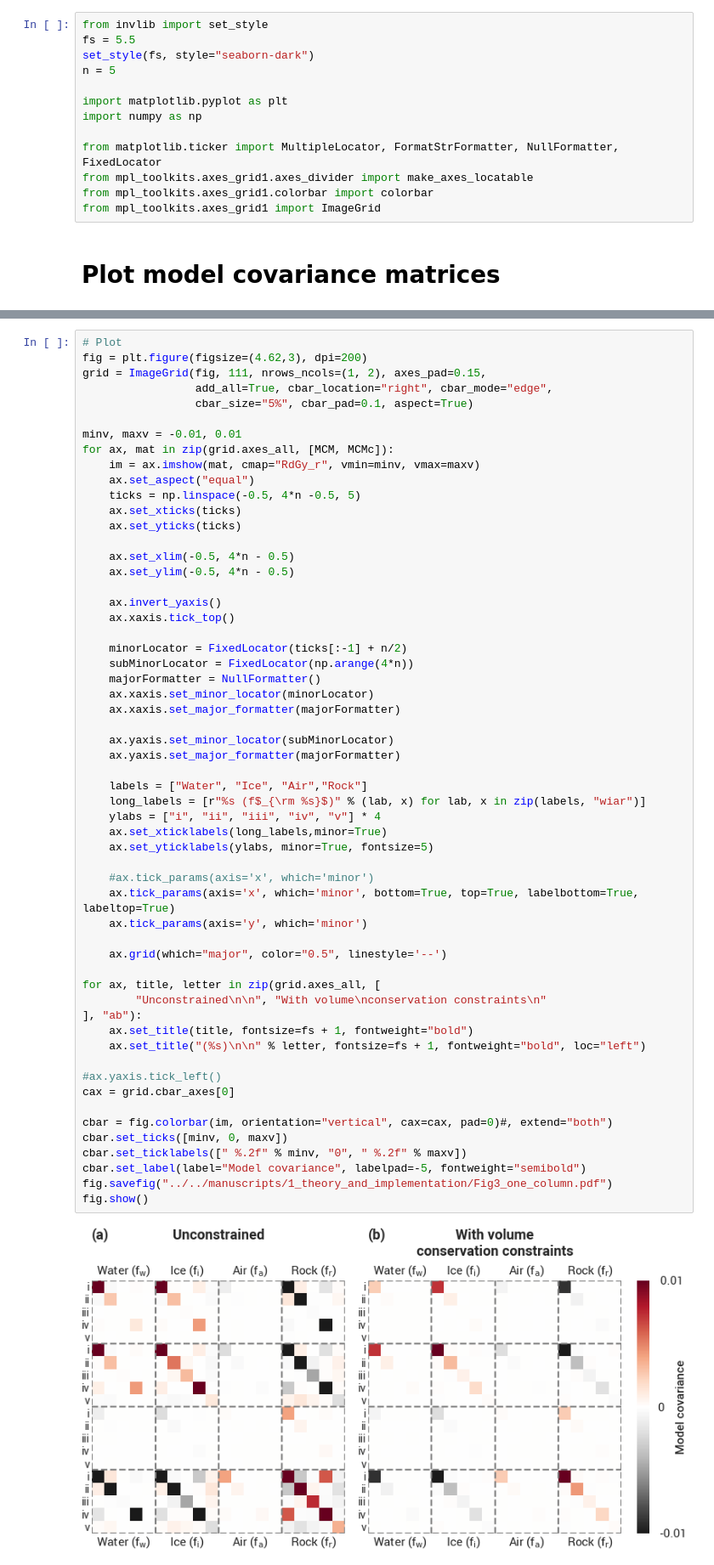
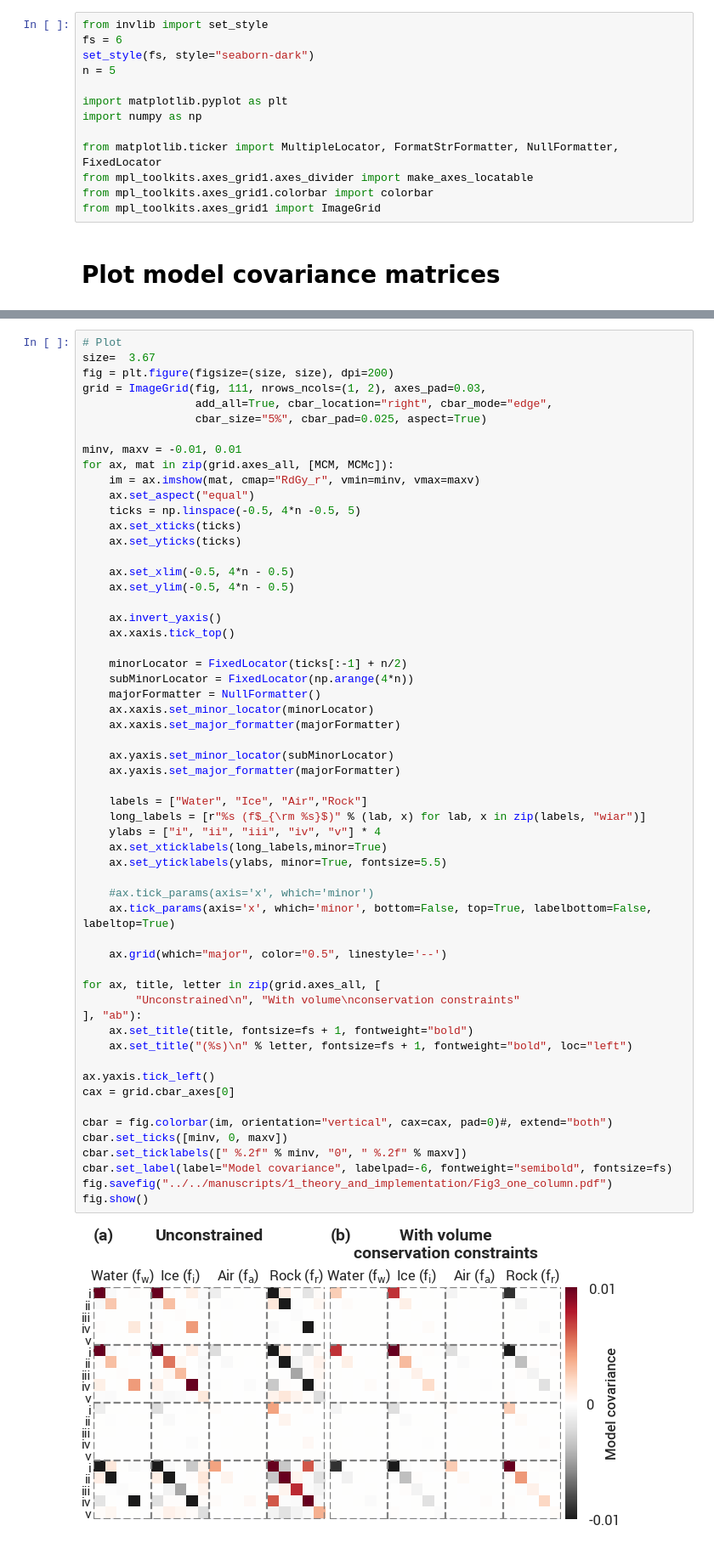
Before and after one commit to florian-wagner/four-phase-inversion, a Jupyter notebook: syn_cases/layered/8_plot_matrix.ipynb, the cells around one changed output, grey strips where cells are left out. Shown at 85% size. Cells and saved outputs as stored; diff of their text form.

```diff
--- a/syn_cases/layered/8_plot_matrix.ipynb
+++ b/syn_cases/layered/8_plot_matrix.ipynb
@@ -10,7 +10,7 @@ sys.path.insert(0, os.path.abspath("../.."))
 # Plot settings
 # %%
 from invlib import set_style
-fs = 5.5
+fs = 6
 set_style(fs, style="seaborn-dark")
 n = 5
 
@@ -36,10 +36,11 @@ MCM = np.load("./MCM.npz", allow_pickle=True)#/colsum
 #MCM /= np.max(np.abs(MCM))
 # %%
 # Plot
-fig = plt.figure(figsize=(4.62,3), dpi=200)
-grid = ImageGrid(fig, 111, nrows_ncols=(1, 2), axes_pad=0.15,
+size=  3.67
+fig = plt.figure(figsize=(size, size), dpi=200)
+grid = ImageGrid(fig, 111, nrows_ncols=(1, 2), axes_pad=0.03,
                  add_all=True, cbar_location="right", cbar_mode="edge",
-                 cbar_size="5%", cbar_pad=0.1, aspect=True)
+                 cbar_size="5%", cbar_pad=0.025, aspect=True)
 
 minv, maxv = -0.01, 0.01
 for ax, mat in zip(grid.axes_all, [MCM, MCMc]):
@@ -58,41 +59,40 @@ for ax, mat in zip(grid.axes_all, [MCM, MCMc]):
     minorLocator = FixedLocator(ticks[:-1] + n/2)
     subMinorLocator = FixedLocator(np.arange(4*n))
     majorFormatter = NullFormatter()
     ax.xaxis.set_minor_locator(minorLocator)
     ax.xaxis.set_major_formatter(majorFormatter)
 
     ax.yaxis.set_minor_locator(subMinorLocator)
     ax.yaxis.set_major_formatter(majorFormatter)
 
     labels = ["Water", "Ice", "Air","Rock"]
     long_labels = [r"%s (f$_{\rm %s}$)" % (lab, x) for lab, x in zip(labels, "wiar")]
     ylabs = ["i", "ii", "iii", "iv", "v"] * 4
     ax.set_xticklabels(long_labels,minor=True)
-    ax.set_yticklabels(ylabs, minor=True, fontsize=5)
+    ax.set_yticklabels(ylabs, minor=True, fontsize=5.5)
 
     #ax.tick_params(axis='x', which='minor')
-    ax.tick_params(axis='x', which='minor', bottom=True, top=True, labelbottom=True, labeltop=True)
-    ax.tick_params(axis='y', which='minor')
+    ax.tick_params(axis='x', which='minor', bottom=False, top=True, labelbottom=False, labeltop=True)
 
     ax.grid(which="major", color="0.5", linestyle='--')
 
 for ax, title, letter in zip(grid.axes_all, [
-        "Unconstrained\n\n", "With volume\nconservation constraints\n"
+        "Unconstrained\n", "With volume\nconservation constraints"
 ], "ab"):
     ax.set_title(title, fontsize=fs + 1, fontweight="bold")
-    ax.set_title("(%s)\n\n" % letter, fontsize=fs + 1, fontweight="bold", loc="left")
+    ax.set_title("(%s)\n" % letter, fontsize=fs + 1, fontweight="bold", loc="left")
 
-#ax.yaxis.tick_left()
+ax.yaxis.tick_left()
 cax = grid.cbar_axes[0]
 
 cbar = fig.colorbar(im, orientation="vertical", cax=cax, pad=0)#, extend="both")
 cbar.set_ticks([minv, 0, maxv])
 cbar.set_ticklabels([" %.2f" % minv, "0", " %.2f" % maxv])
-cbar.set_label(label="Model covariance", labelpad=-5, fontweight="semibold")
+cbar.set_label(label="Model covariance", labelpad=-6, fontweight="semibold", fontsize=fs)
 fig.savefig("../../manuscripts/1_theory_and_implementation/Fig3_one_column.pdf")
 fig.show()
 # %% [output]
-[figure, old version]
+[figure, new version]
 # %%
 fig = plt.figure(figsize=(7, 4.5))
 
```
Also changed, not shown: 1 other file.
